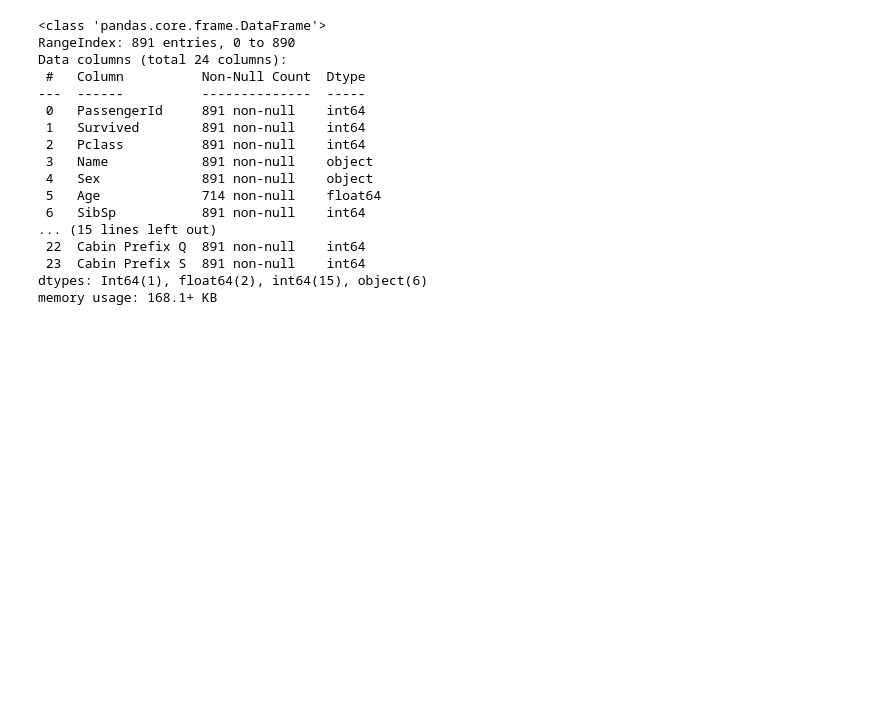
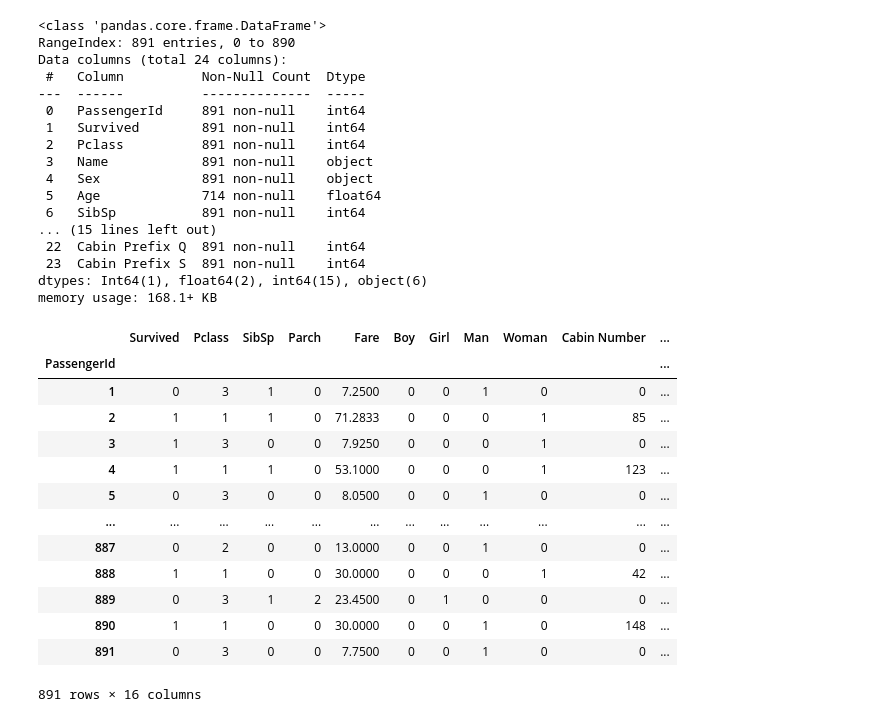
Before and after one commit to mdpurvis/kaggle_competitions, a Jupyter notebook: titanic/notebooks/data cleaning and prediction analysis.ipynb, the cells around one changed output. Cells and saved outputs as stored; diff of their text form; code cells hidden in the pictures; blank space fills up the shorter version.

```diff
--- a/titanic/notebooks/data cleaning and prediction analysis.ipynb
+++ b/titanic/notebooks/data cleaning and prediction analysis.ipynb
@@ -124,3 +124,23 @@ Data columns (total 24 columns):
  23  Cabin Prefix S  891 non-null    int64
 dtypes: Int64(1), float64(2), int64(15), object(6)
 memory usage: 168.1+ KB
+# %%
+evaluate_df = df.drop(['Cabin Prefix', 'Embarked', 'Cabin', 'Ticket',
+                      'Age', 'Sex', 'Name'], axis=1).set_index('PassengerId')
+evaluate_df['Cabin Number'] = evaluate_df['Cabin Number'].fillna(0)
+evaluate_df
+# %% [output]
+|  | Survived | Pclass | SibSp | Parch | Fare | Boy | Girl | Man | Woman | Cabin Number | ... |
+| PassengerId |  |  |  |  |  |  |  |  |  |  | ... |
+| 1 | 0 | 3 | 1 | 0 | 7.2500 | 0 | 0 | 1 | 0 | 0 | ... |
+| 2 | 1 | 1 | 1 | 0 | 71.2833 | 0 | 0 | 0 | 1 | 85 | ... |
+| 3 | 1 | 3 | 0 | 0 | 7.9250 | 0 | 0 | 0 | 1 | 0 | ... |
+| 4 | 1 | 1 | 1 | 0 | 53.1000 | 0 | 0 | 0 | 1 | 123 | ... |
+| 5 | 0 | 3 | 0 | 0 | 8.0500 | 0 | 0 | 1 | 0 | 0 | ... |
+| ... | ... | ... | ... | ... | ... | ... | ... | ... | ... | ... | ... |
+| 887 | 0 | 2 | 0 | 0 | 13.0000 | 0 | 0 | 1 | 0 | 0 | ... |
+| 888 | 1 | 1 | 0 | 0 | 30.0000 | 0 | 0 | 0 | 1 | 42 | ... |
+| 889 | 0 | 3 | 1 | 2 | 23.4500 | 0 | 1 | 0 | 0 | 0 | ... |
+| 890 | 1 | 1 | 0 | 0 | 30.0000 | 0 | 0 | 1 | 0 | 148 | ... |
+| 891 | 0 | 3 | 0 | 0 | 7.7500 | 0 | 0 | 1 | 0 | 0 | ... |
+891 rows × 16 columns
```
Also changed, not shown: parts of 1 cell of this notebook, 1 other file.
